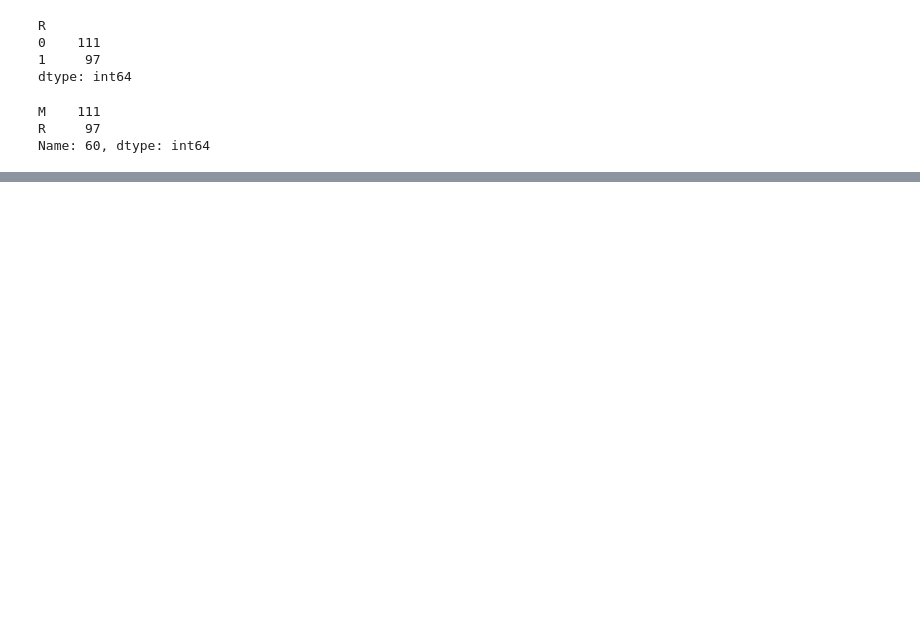
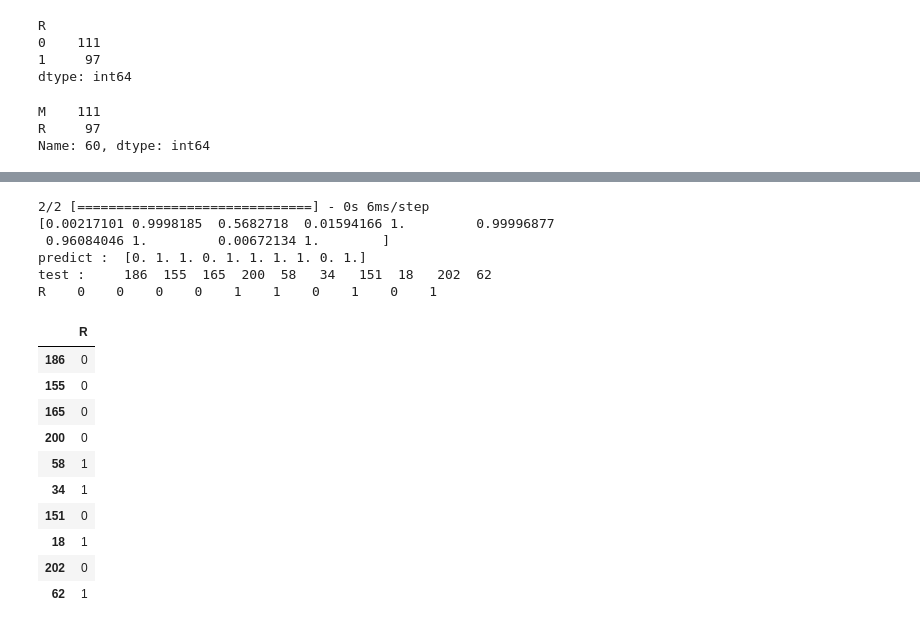
Before and after one commit to manoharpavuluri/dl-sonar-chirp-boucing, a Jupyter notebook: sonar.ipynb, the cells around one changed output, grey strips where cells are left out. Saved outputs shown, nothing was run; the diff lists cells and outputs as text; code cells hidden in the pictures; blank space fills up the shorter version.

```diff
--- a/sonar.ipynb
+++ b/sonar.ipynb
@@ -117,4 +117,4 @@ R     97
 Name: 60, dtype: int64
 # %%
 from sklearn.model_selection import train_test_split
-X_train, X_test, y_train, y_test = train_test_split(X,y,test_size=.)
+X_train, X_test, y_train, y_test = train_test_split(X,y,test_size=0.25,random_state=1)
@@ -120,0 +163,29 @@ X_train, X_test, y_train, y_test = train_test_split(X,y,test_size=.)
+# %%
+y_pred = model.predict(X_test).reshape(-1)
+print(y_pred[:10])
+
+# round the values to nearest integer ie 0 or 1
+y_pred = np.round(y_pred)
+print('predict : ', y_pred[:10])
+print('test : ', y_test[:10].transpose())
+# %% [output]
+2/2 [==============================] - 0s 6ms/step
+[0.00217101 0.9998185  0.5682718  0.01594166 1.         0.99996877
+ 0.96084046 1.         0.00672134 1.        ]
+predict :  [0. 1. 1. 0. 1. 1. 1. 1. 0. 1.]
+test :     186  155  165  200  58   34   151  18   202  62
+R    0    0    0    0    1    1    0    1    0    1
+# %%
+y_test[:10]
+# %% [output]
+|  | R |
+| 186 | 0 |
+| 155 | 0 |
+| 165 | 0 |
+| 200 | 0 |
+| 58 | 1 |
+| 34 | 1 |
+| 151 | 0 |
+| 18 | 1 |
+| 202 | 0 |
+| 62 | 1 |
```
Also changed, not shown: parts of 12 cells of this notebook.
